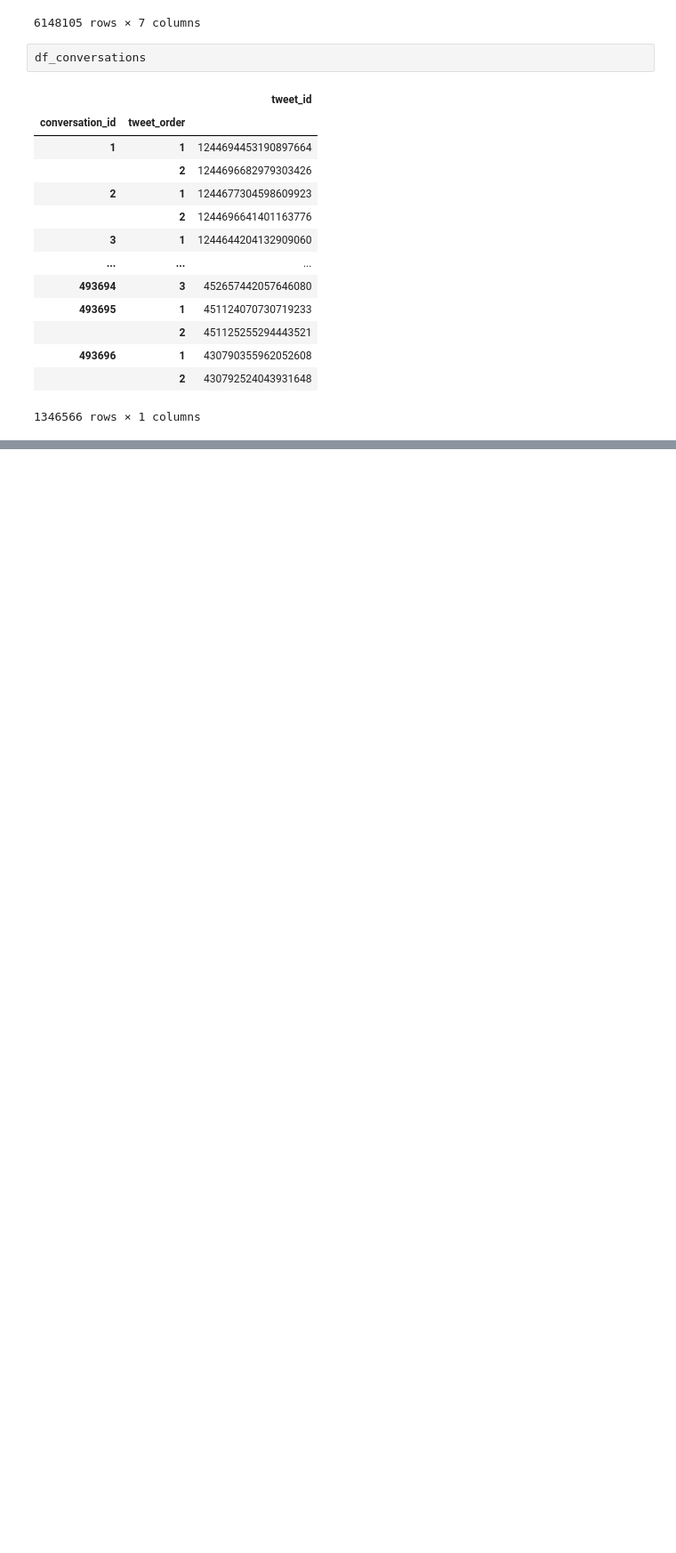
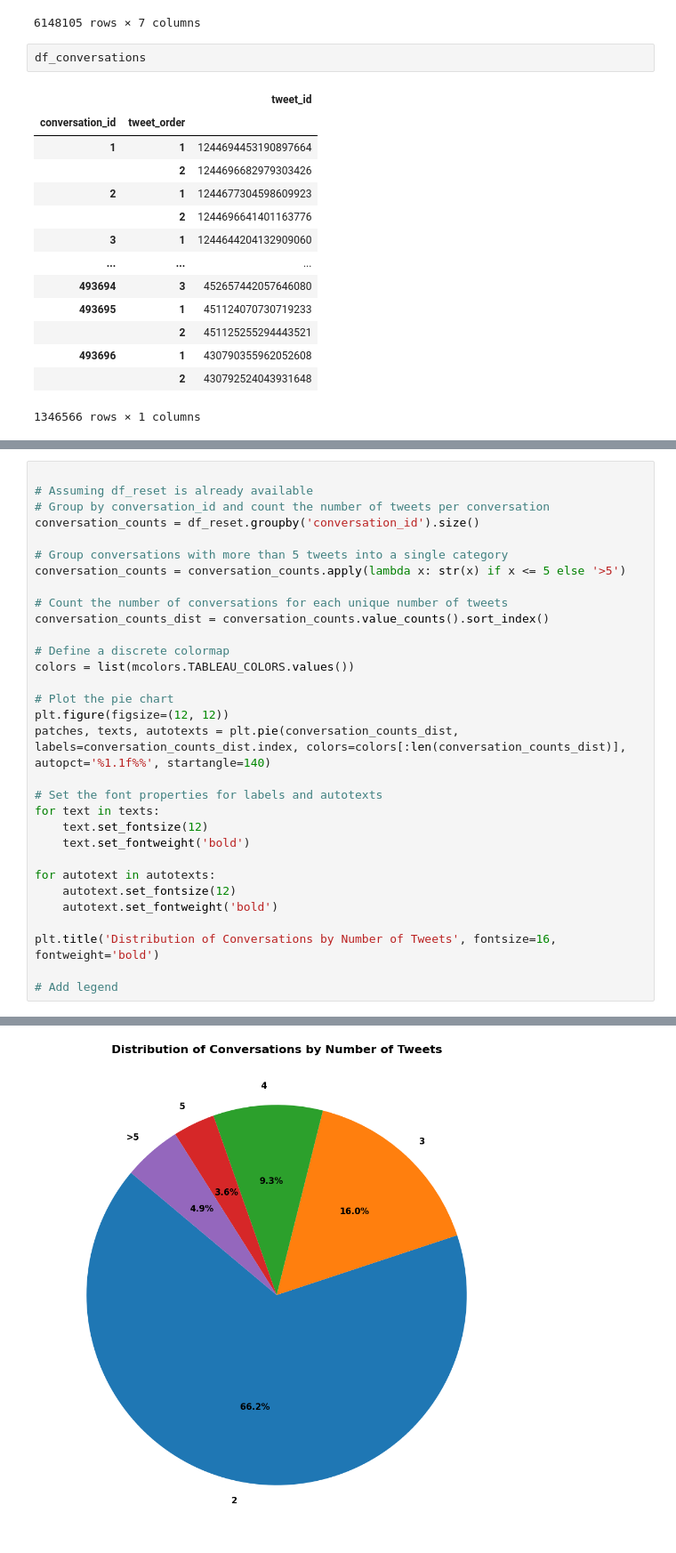
Before and after one commit to skyrimer/DBL-Micro-Soft, a Jupyter notebook: Split 2/EDA.ipynb, the cells around one changed output, grey strips where cells are left out. Shown at 89% size. Cells and saved outputs as stored; diff of their text form; blank space fills up the shorter version.

```diff
--- a/Split 2/EDA.ipynb
+++ b/Split 2/EDA.ipynb
@@ -145,0 +208,32 @@ df_conversations
+# %%
+
+# Assuming df_reset is already available
+# Group by conversation_id and count the number of tweets per conversation
+conversation_counts = df_reset.groupby('conversation_id').size()
+
+# Group conversations with more than 5 tweets into a single category
+conversation_counts = conversation_counts.apply(lambda x: str(x) if x <= 5 else '>5')
+
+# Count the number of conversations for each unique number of tweets
+conversation_counts_dist = conversation_counts.value_counts().sort_index()
+
+# Define a discrete colormap
+colors = list(mcolors.TABLEAU_COLORS.values())
+
+# Plot the pie chart
+plt.figure(figsize=(12, 12))
+patches, texts, autotexts = plt.pie(conversation_counts_dist, labels=conversation_counts_dist.index, colors=colors[:len(conversation_counts_dist)], autopct='%1.1f%%', startangle=140)
+
+# Set the font properties for labels and autotexts
+for text in texts:
+    text.set_fontsize(12)
+    text.set_fontweight('bold')
+
+for autotext in autotexts:
+    autotext.set_fontsize(12)
+    autotext.set_fontweight('bold')
+
+plt.title('Distribution of Conversations by Number of Tweets', fontsize=16, fontweight='bold')
+
+# Add legend
+# %% [output]
@@ -145,0 +241 @@ df_conversations
+[figure, added]
```
Also changed, not shown: parts of 27 cells of this notebook, 1 other file.
